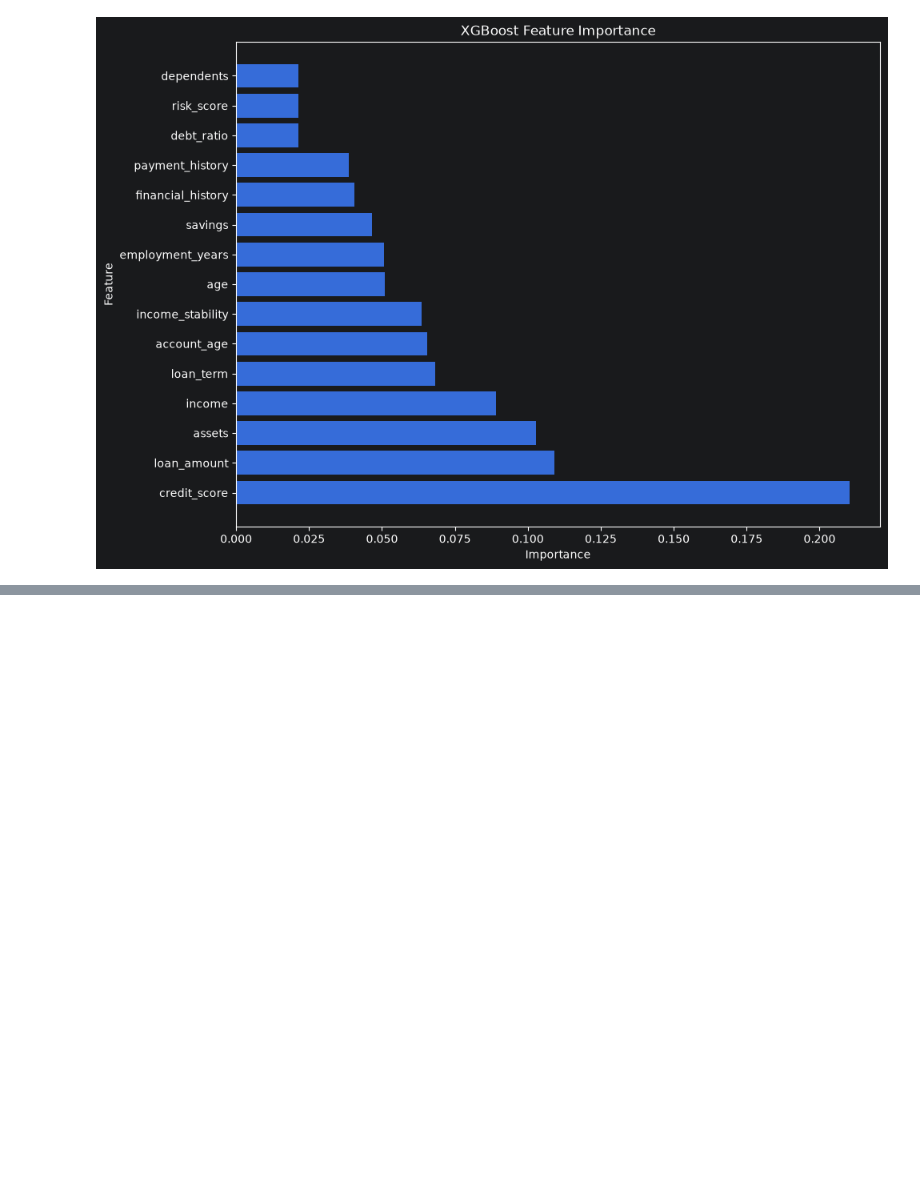
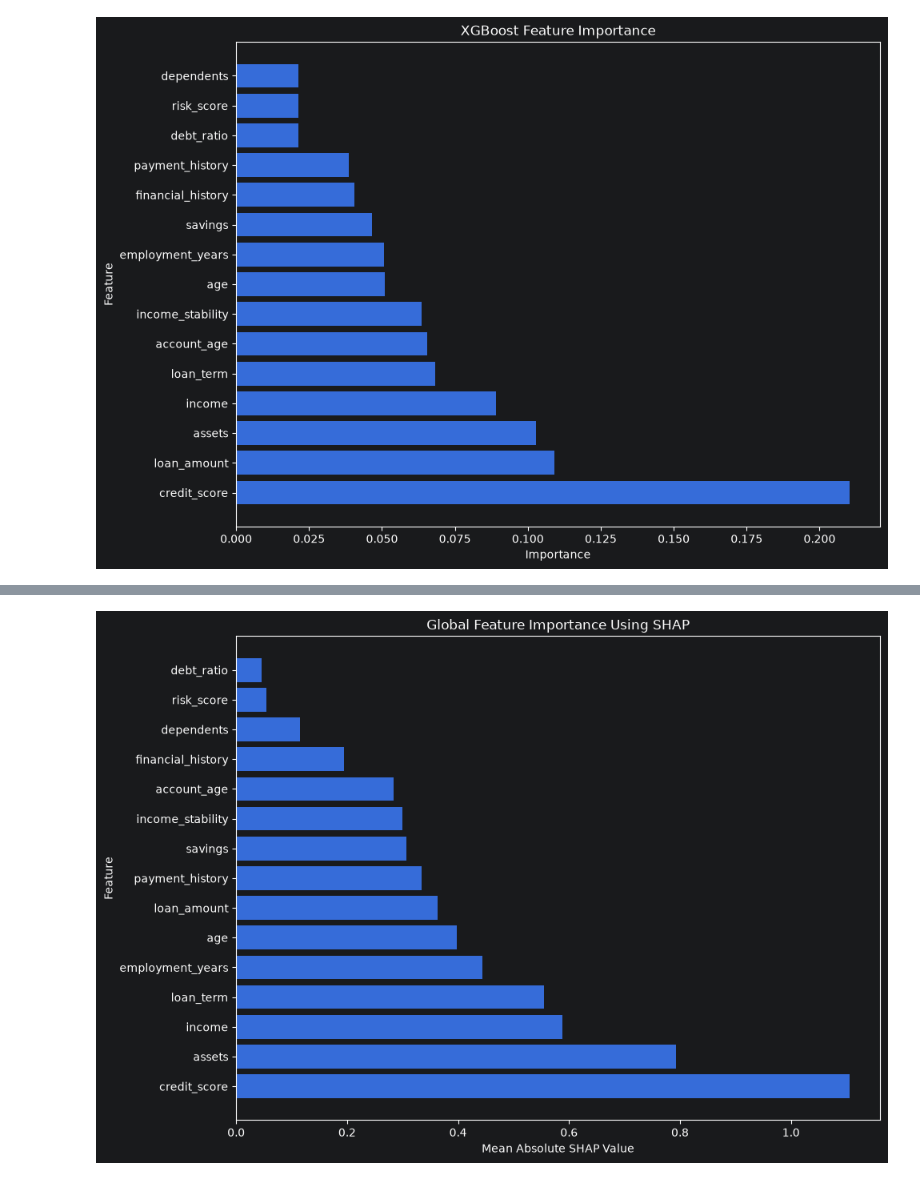
Before and after one commit to MUHAMMADZARYABKHAN-21/new.py, a Jupyter notebook: SCIKIT/Lesson23XGboostClassificationAdvanced.ipynb, the cells around one changed output, grey strips where cells are left out. Cells and saved outputs as stored; diff of their text form; code cells hidden in the pictures; blank space fills up the shorter version.

```diff
--- a/SCIKIT/Lesson23XGboostClassificationAdvanced.ipynb
+++ b/SCIKIT/Lesson23XGboostClassificationAdvanced.ipynb
@@ -283,0 +380,19 @@ plt.show()
+# %%
+shap_importance = np.abs(
+    shap_values
+).mean(axis=0)
+
+shap_importance_df = pd.DataFrame({
+    "Feature": X_test.columns,
+    "SHAP Importance": shap_importance
+})
+
+shap_importance_df = (
+    shap_importance_df
+    .sort_values(
+        "SHAP Importance",
+        ascending=False
+    )
+)
+
+print(shap_importance_df)
@@ -283,0 +416,23 @@ plt.show()
+# %%
+plt.figure(figsize=(10, 7))
+
+plt.barh(
+    shap_importance_df["Feature"],
+    shap_importance_df["SHAP Importance"]
+)
+
+plt.xlabel(
+    "Mean Absolute SHAP Value"
+)
+
+plt.ylabel("Feature")
+
+plt.title(
+    "Global Feature Importance Using SHAP"
+)
+
+plt.tight_layout()
+
+plt.show()
+# %% [output]
+[figure, added]
```
Also changed, not shown: parts of 16 cells of this notebook.
